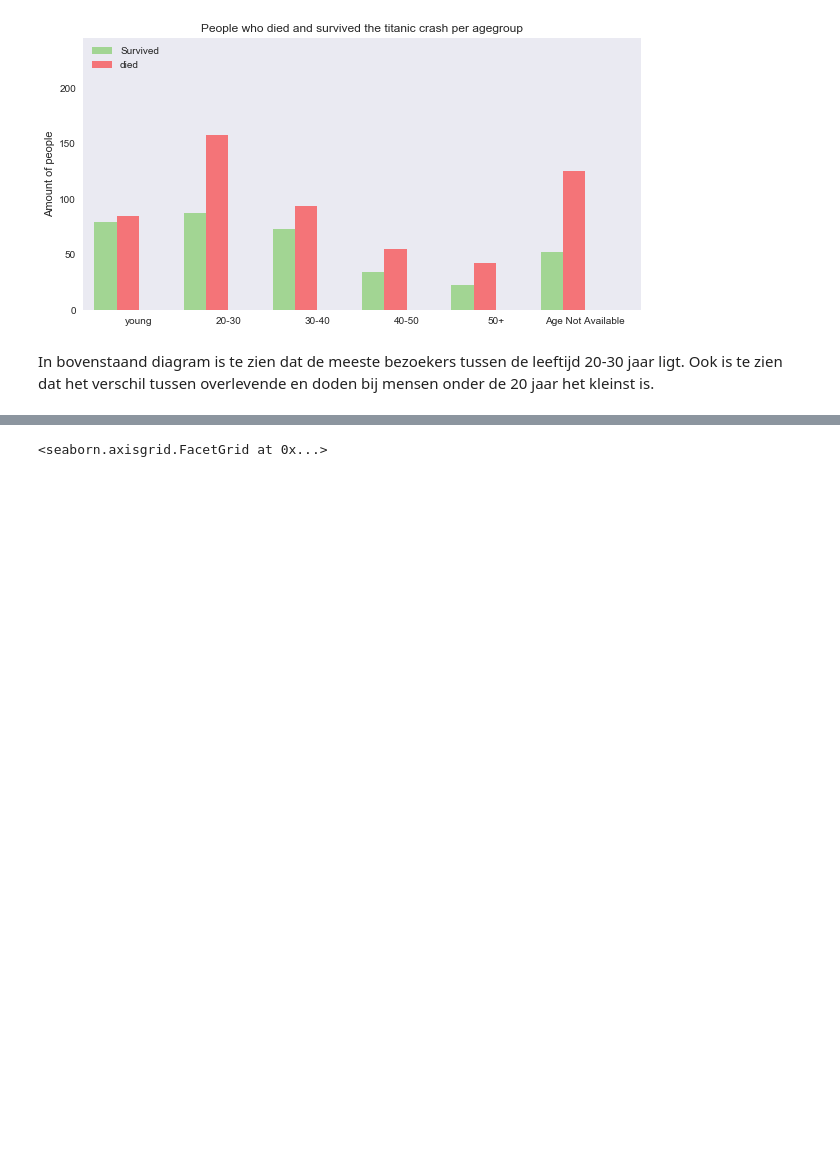
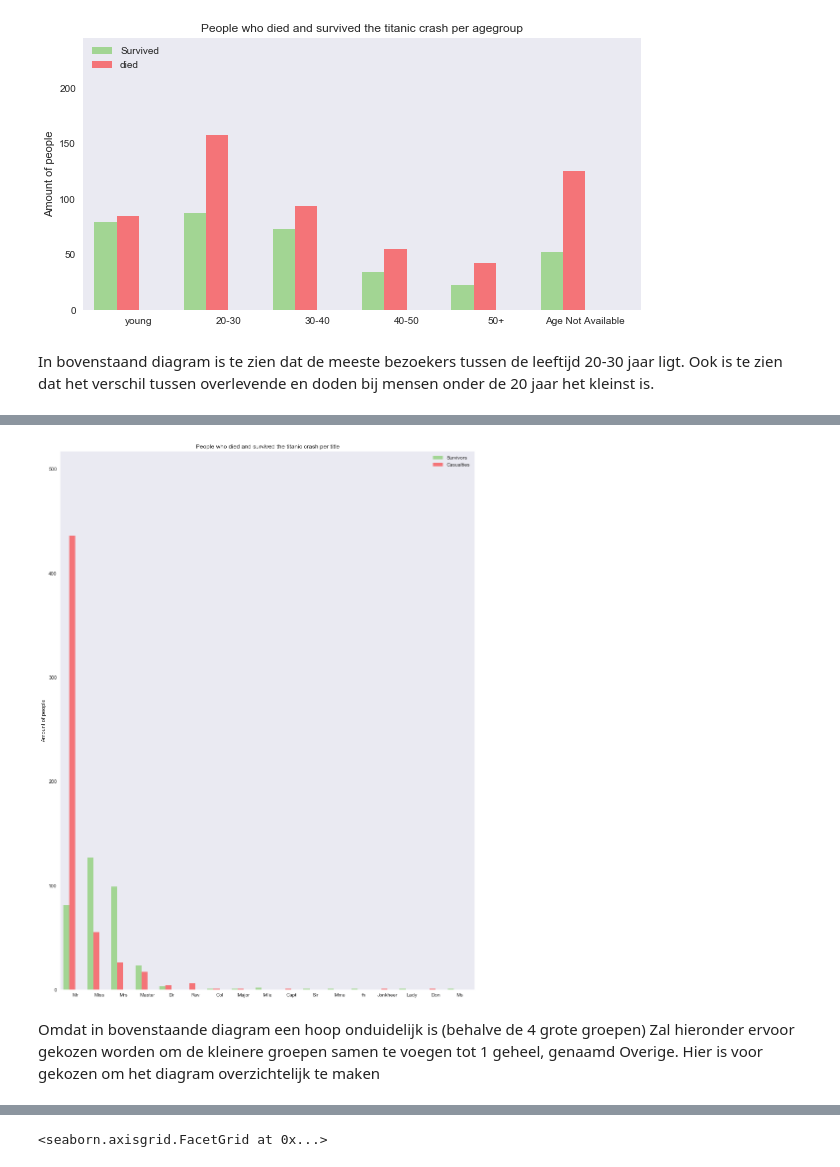
Before and after one commit to didekoning/V2DS-Specialisatie-Titanic, a Jupyter notebook: Specialisatie.ipynb, the cells around one changed output, grey strips where cells are left out. Saved outputs shown, nothing was run; the diff lists cells and outputs as text; code cells hidden in the pictures; blank space fills up the shorter version.

```diff
--- a/Specialisatie.ipynb
+++ b/Specialisatie.ipynb
@@ -211,0 +218,7 @@ Beschrijving:
+# %%
+split1 = pd.DataFrame(df_train['Name'].str.split(", ").tolist(), columns=['nutteloos','nodig'])
+split2 = pd.DataFrame(split1['nodig'].str.split(". ",1).tolist(), columns=['nodig','nutteloos'])
+df_train['Title'] = split2['nodig']
+df_numbers = pd.DataFrame()
+df_survivors = df_train[df_train['Survived'] == 1]
+df_casualties = df_train[df_train['Survived'] == 0]
@@ -211,0 +286,4 @@ Beschrijving:
+# %%
+df_numbers['Passengers'] = df_train['Title'].value_counts()
+df_numbers['Survivors'] = df_survivors['Title'].value_counts()
+df_numbers['Casualties'] = df_casualties['Title'].value_counts()
@@ -211,0 +311,43 @@ Beschrijving:
+# %%
+pos = list(range(len(df_numbers['Passengers'])))
+width = 0.25
+
+fig, ax = plt.subplots(figsize=(15,20))
+
+plt.bar(pos,
+        df_numbers['Survivors'],
+        width,
+        alpha=0.5,
+        color='#5BC236',
+        label=raw_data['ageclasses'][0])
+plt.bar([p + width for p in pos],
+        df_numbers['Casualties'],
+        width,
+        alpha=0.5,
+        color='#FF0000',
+        label=raw_data['ageclasses'][1])
+
+# Set the y axis label
+ax.set_ylabel('Amount of people')
+
+# Set the chart's title
+ax.set_title('People who died and survived the titanic crash per title')
+
+# Set the position of the x ticks
+ax.set_xticks([p + 1.5 * width for p in pos])
+
+# Set the labels for the x ticks
+ax.set_xticklabels(df_numbers.index)
+
+# Setting the x-axis and y-axis limits
+plt.xlim(min(pos)-width, max(pos)+width*4)
+plt.ylim([0, max(df_numbers['Survivors'] + df_numbers['Casualties'])] )
+
+# Adding the legend and showing the plot
+plt.legend(['Survivors', 'Casualties'], loc='upper right')
+plt.grid()
+plt.show()
+# %% [output]
+[figure, added]
+# %% [markdown]
+Omdat in bovenstaande diagram een hoop onduidelijk is (behalve de 4 grote groepen) Zal hieronder ervoor gekozen worden om de kleinere groepen samen te voegen tot 1 geheel, genaamd Overige. Hier is voor gekozen om het diagram overzichtelijk te maken
```
Also changed, not shown: parts of 34 cells of this notebook, 4 other files.
